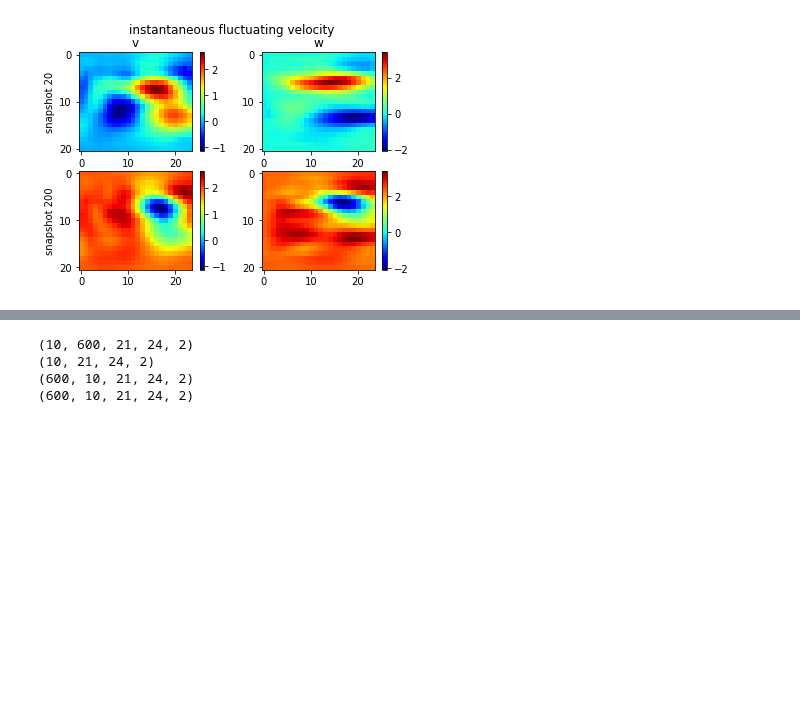
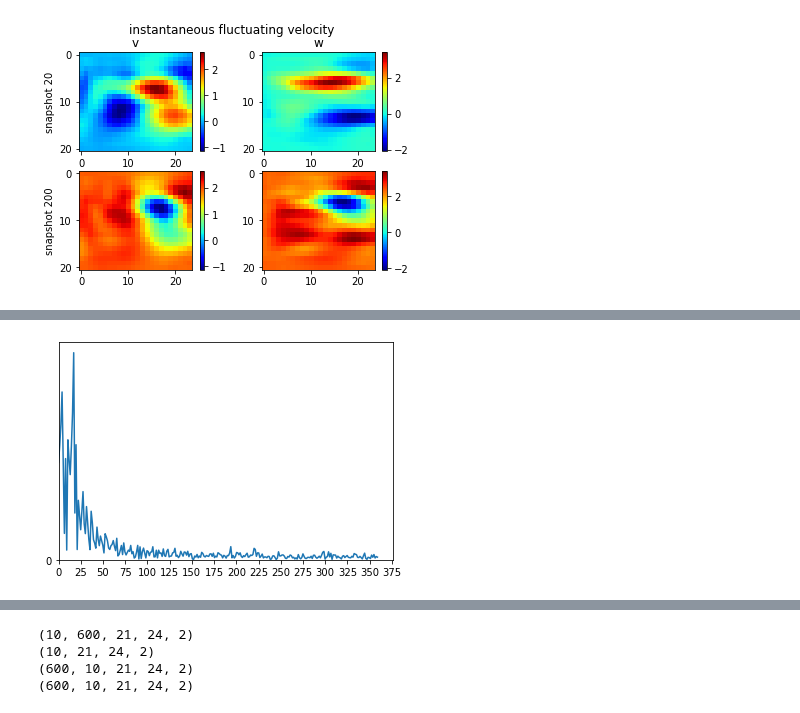
Before and after one commit to MagriLab/MD-CNN-AE, a Jupyter notebook: visualise_latent_sapce.ipynb, the cells around one changed output, grey strips where cells are left out. Cells and saved outputs as stored; diff of their text form; code cells hidden in the pictures; blank space fills up the shorter version.

```diff
--- a/visualise_latent_sapce.ipynb
+++ b/visualise_latent_sapce.ipynb
@@ -213,19 +209,21 @@ plt.show()
 # %%
 # fft of latent space signal
-signal_in = latent_test[:,3] # which one
+signal_in = latent_test[:,1] # which one
 signal_fft = np.fft.fft(signal_in)
 signal_fft_power = np.abs(signal_fft)/signal_in.size
 signal_freq = np.fft.fftfreq(signal_in.size)
 signal_freq = signal_freq/dt
 # print(signal_freq.size/2)
 plt.figure()
 plt.plot(signal_freq[:int(signal_freq.size/2)],signal_fft_power[:int(signal_freq.size/2)])
 plt.ylim(bottom=0)
 plt.yticks([0])
 plt.xlim(left=0)
 loc,label = plt.xticks()
 loc = np.r_[0:max(loc):25]
 plt.xticks(loc)
 plt.show()
+# %% [output]
+[figure, added]
 # %%
 plt.figure()
```
Also changed, not shown: parts of 6 cells of this notebook, 4 other files.
